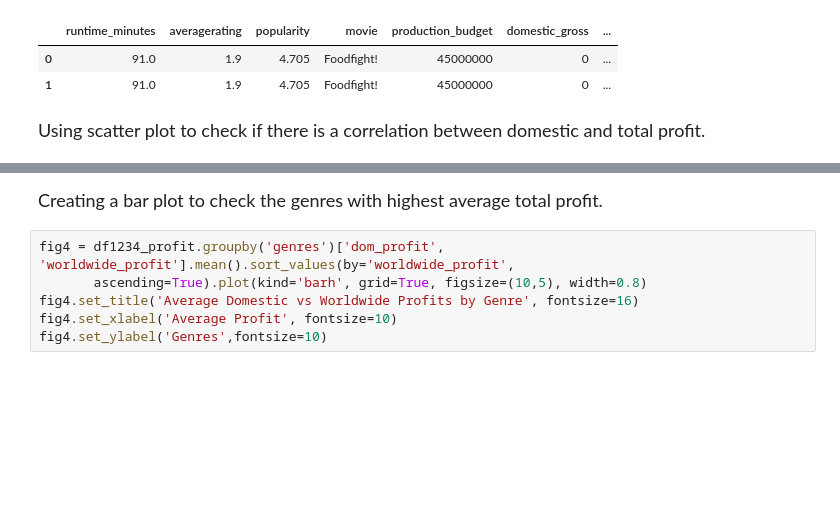
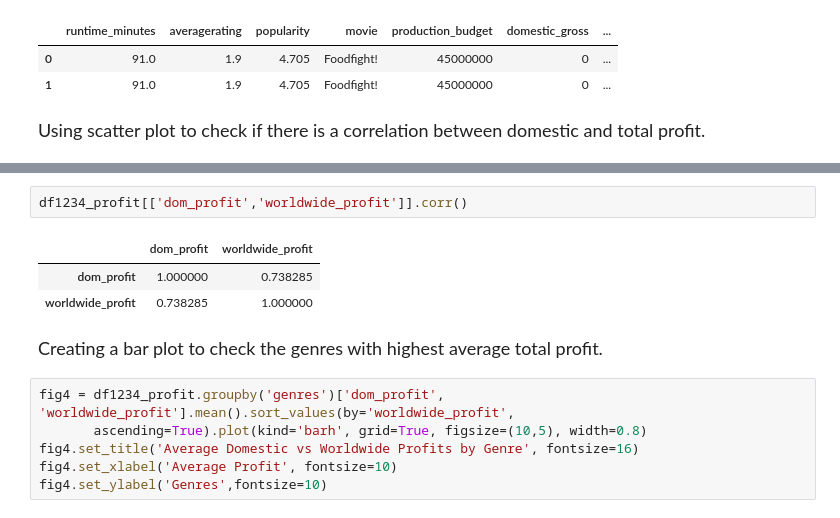
Before and after one commit to rkucar/dsc-mod-1-project-v2-1-online-ds-sp-000, a Jupyter notebook: student.ipynb, the cells around one changed output, grey strips where cells are left out. Drawn from its saved outputs; the diff is of its cells as text; blank space fills up the shorter version.

```diff
--- a/student.ipynb
+++ b/student.ipynb
@@ -368,4 +358,10 @@ sns.regplot('dom_profit', 'worldwide_profit', df1234_profit)
 [figure]
+# %%
+df1234_profit[['dom_profit','worldwide_profit']].corr()
+# %% [output]
+|  | dom_profit | worldwide_profit |
+| dom_profit | 1.000000 | 0.738285 |
+| worldwide_profit | 0.738285 | 1.000000 |
 # %% [markdown]
 <font size='4' >Creating a bar plot to check the genres with highest average total profit.</font>
 # %%
```
Also changed, not shown: parts of 17 cells of this notebook.
